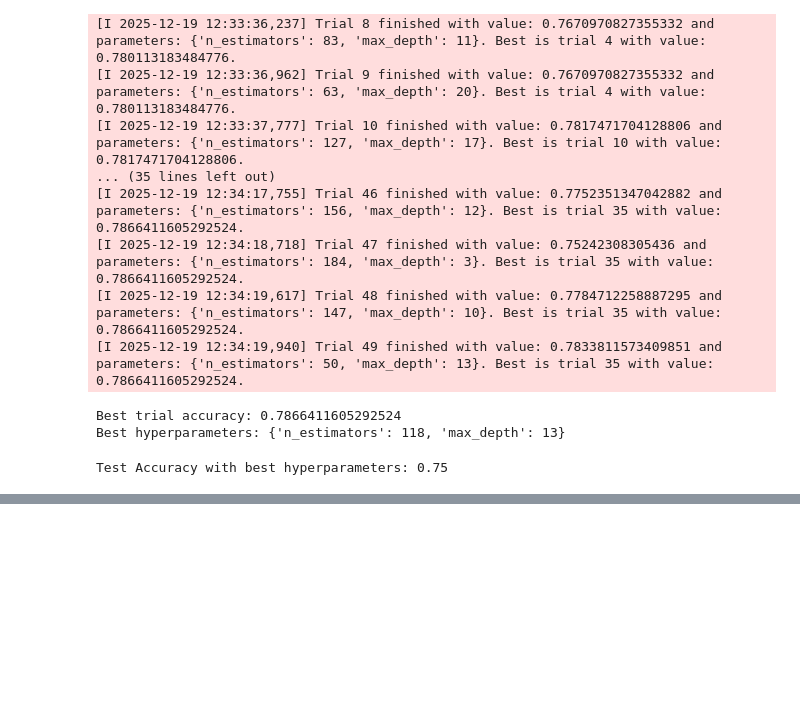
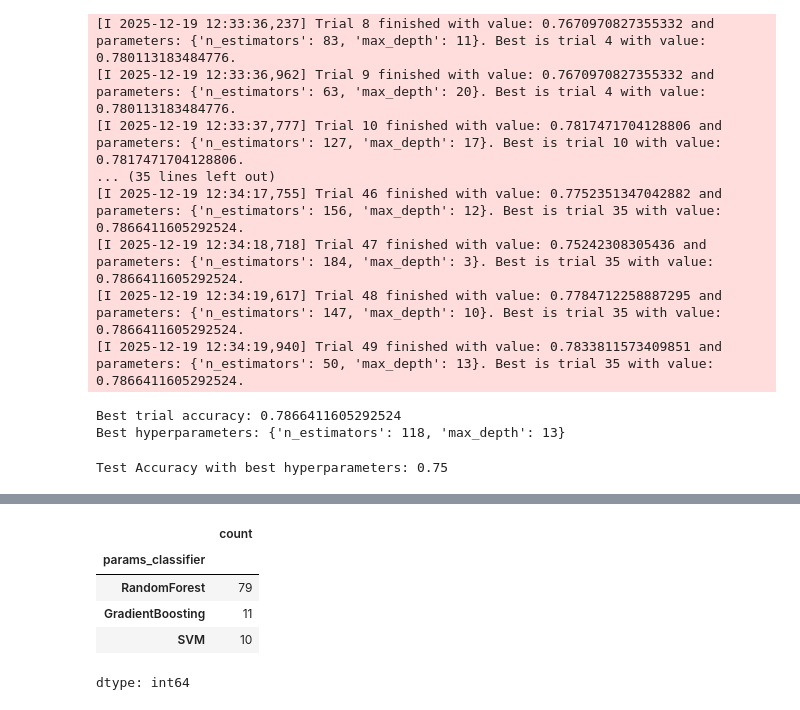
Before and after one commit to ajaykumar080286/MachineLearning, a Jupyter notebook: optuna_basics.ipynb, the cells around one changed output, grey strips where cells are left out. Drawn from its saved outputs; the diff is of its cells as text; code cells hidden in the pictures; blank space fills up the shorter version.

```diff
--- a/optuna_basics.ipynb
+++ b/optuna_basics.ipynb
@@ -145,0 +402,9 @@ Test Accuracy with best hyperparameters: 0.75
+# %%
+study.trials_dataframe()['params_classifier'].value_counts()
+# %% [output]
+|  | count |
+| params_classifier |  |
+| RandomForest | 79 |
+| GradientBoosting | 11 |
+| SVM | 10 |
+dtype: int64
```
Also changed, not shown: parts of 28 cells of this notebook.
